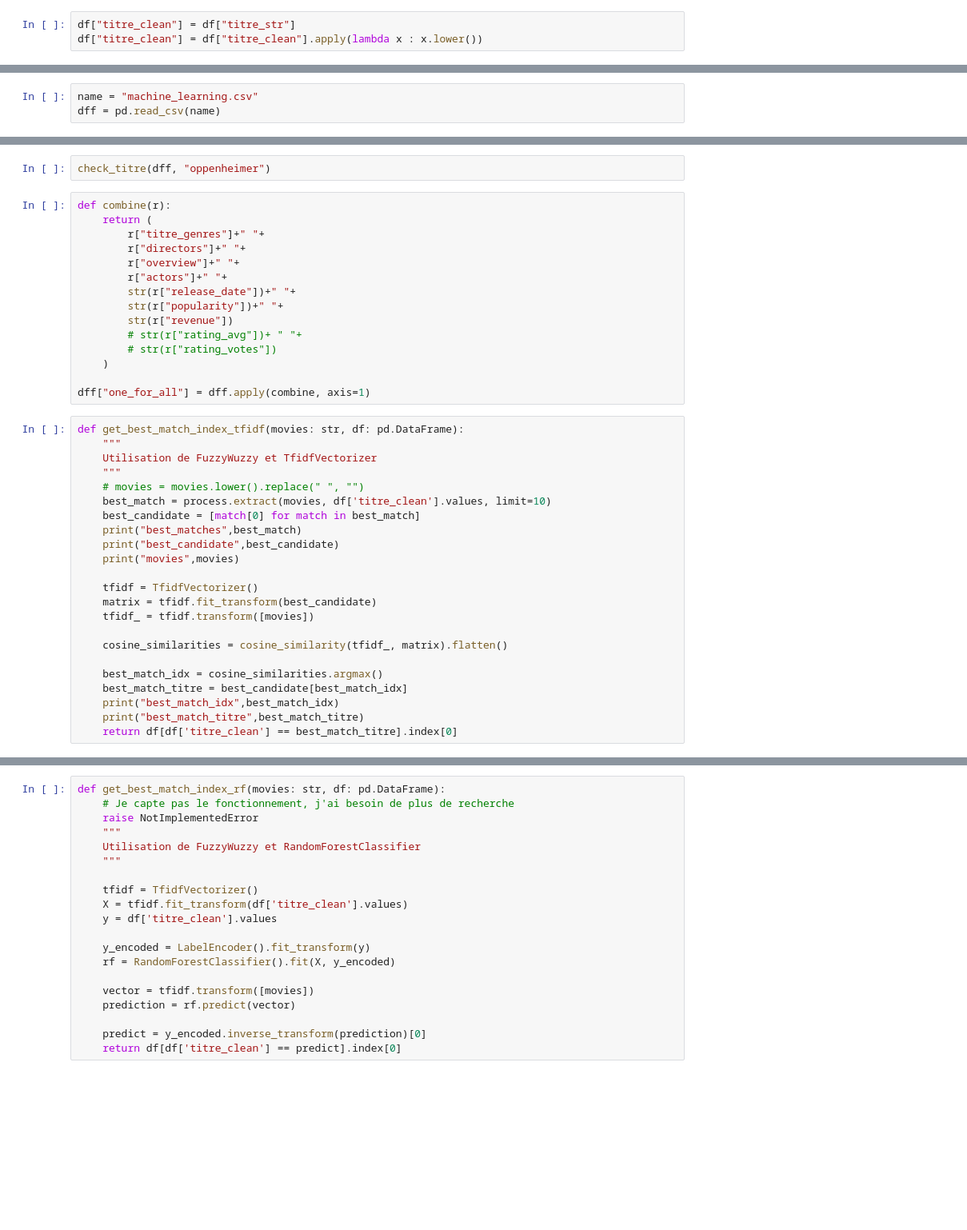
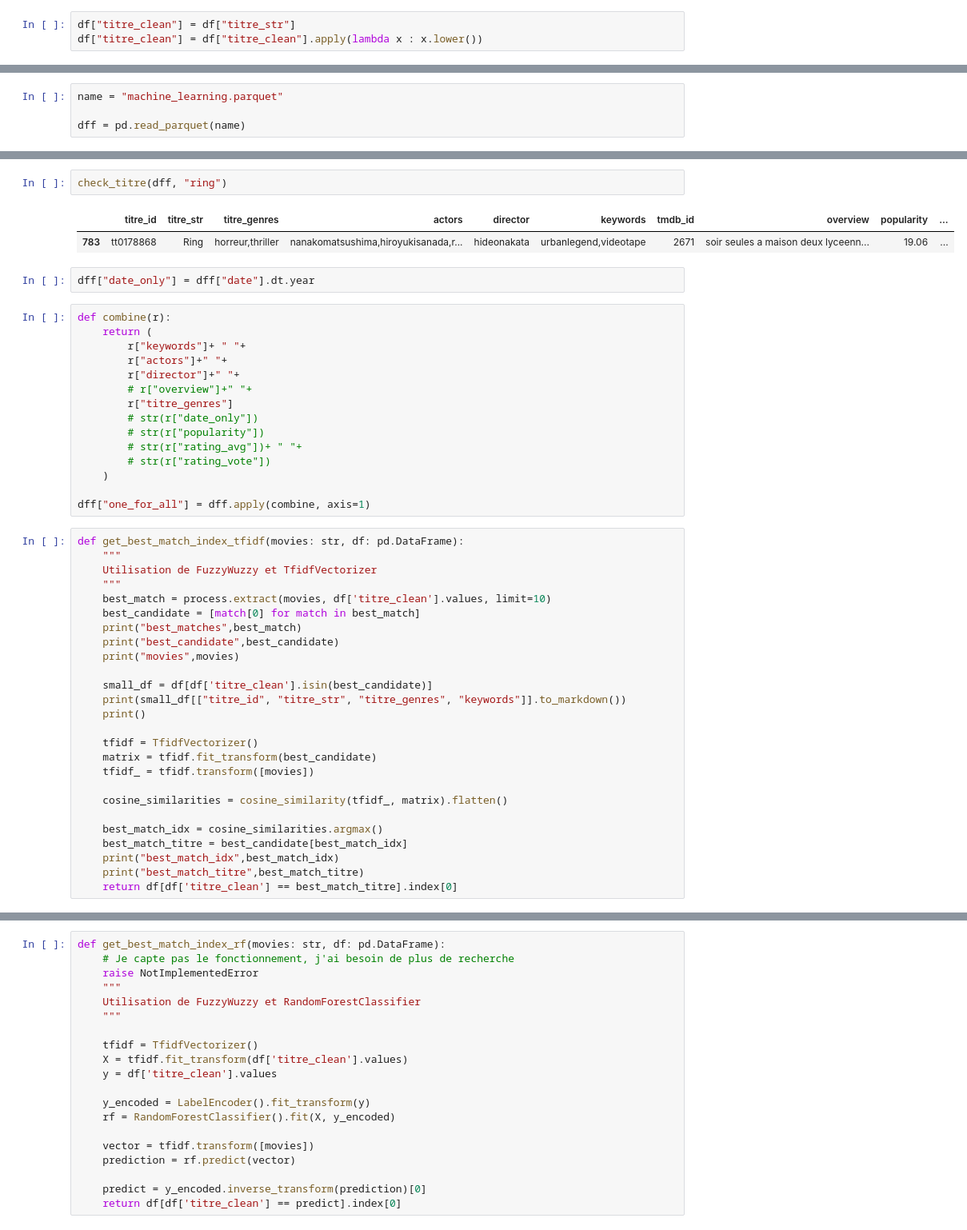
Before and after one commit to Morgan-DCL/project_2, a Jupyter notebook: ML.ipynb, the cells around one changed output, grey strips where cells are left out. Shown at 80% size. Saved outputs shown, nothing was run; the diff lists cells and outputs as text; blank space fills up the shorter version.

```diff
--- a/ML.ipynb
+++ b/ML.ipynb
@@ -105,3 +209,4 @@ dfff.to_csv(name, index=False)
 # %%
-name = "machine_learning.csv"
-dff = pd.read_csv(name)
+name = "machine_learning.parquet"
+
+dff = pd.read_parquet(name)
@@ -133,19 +265,24 @@ def idx_popularity(idx: int):
 def check_titre_str(d: pd.DataFrame, movie: str):
     return dff[dff["titre_str"].str.contains(movie)]
 # %%
-check_titre(dff, "oppenheimer")
+check_titre(dff, "ring")
+# %% [output]
+|  | titre_id | titre_str | titre_genres | actors | director | keywords | tmdb_id | overview | popularity | ... |
+| 783 | tt0178868 | Ring | horreur,thriller | nanakomatsushima,hiroyukisanada,r... | hideonakata | urbanlegend,videotape | 2671 | soir seules a maison deux lyceenn... | 19.06 | ... |
+# %%
+dff["date_only"] = dff["date"].dt.year
 # %%
 def combine(r):
     return (
-        r["titre_genres"]+" "+
-        r["directors"]+" "+
-        r["overview"]+" "+
+        r["keywords"]+ " "+
         r["actors"]+" "+
-        str(r["release_date"])+" "+
-        str(r["popularity"])+" "+
-        str(r["revenue"])
+        r["director"]+" "+
+        # r["overview"]+" "+
+        r["titre_genres"]
+        # str(r["date_only"])
+        # str(r["popularity"])
         # str(r["rating_avg"])+ " "+
-        # str(r["rating_votes"])
+        # str(r["rating_vote"])
     )
 
 dff["one_for_all"] = dff.apply(combine, axis=1)
@@ -154,12 +291,15 @@ def get_best_match_index_tfidf(movies: str, df: pd.DataFrame):
     """
     Utilisation de FuzzyWuzzy et TfidfVectorizer
     """
-    # movies = movies.lower().replace(" ", "")
     best_match = process.extract(movies, df['titre_clean'].values, limit=10)
     best_candidate = [match[0] for match in best_match]
     print("best_matches",best_match)
     print("best_candidate",best_candidate)
     print("movies",movies)
+
+    small_df = df[df['titre_clean'].isin(best_candidate)]
+    print(small_df[["titre_id", "titre_str", "titre_genres", "keywords"]].to_markdown())
+    print()
 
     tfidf = TfidfVectorizer()
     matrix = tfidf.fit_transform(best_candidate)
```
Also changed, not shown: parts of 37 cells of this notebook, 8 other files.
